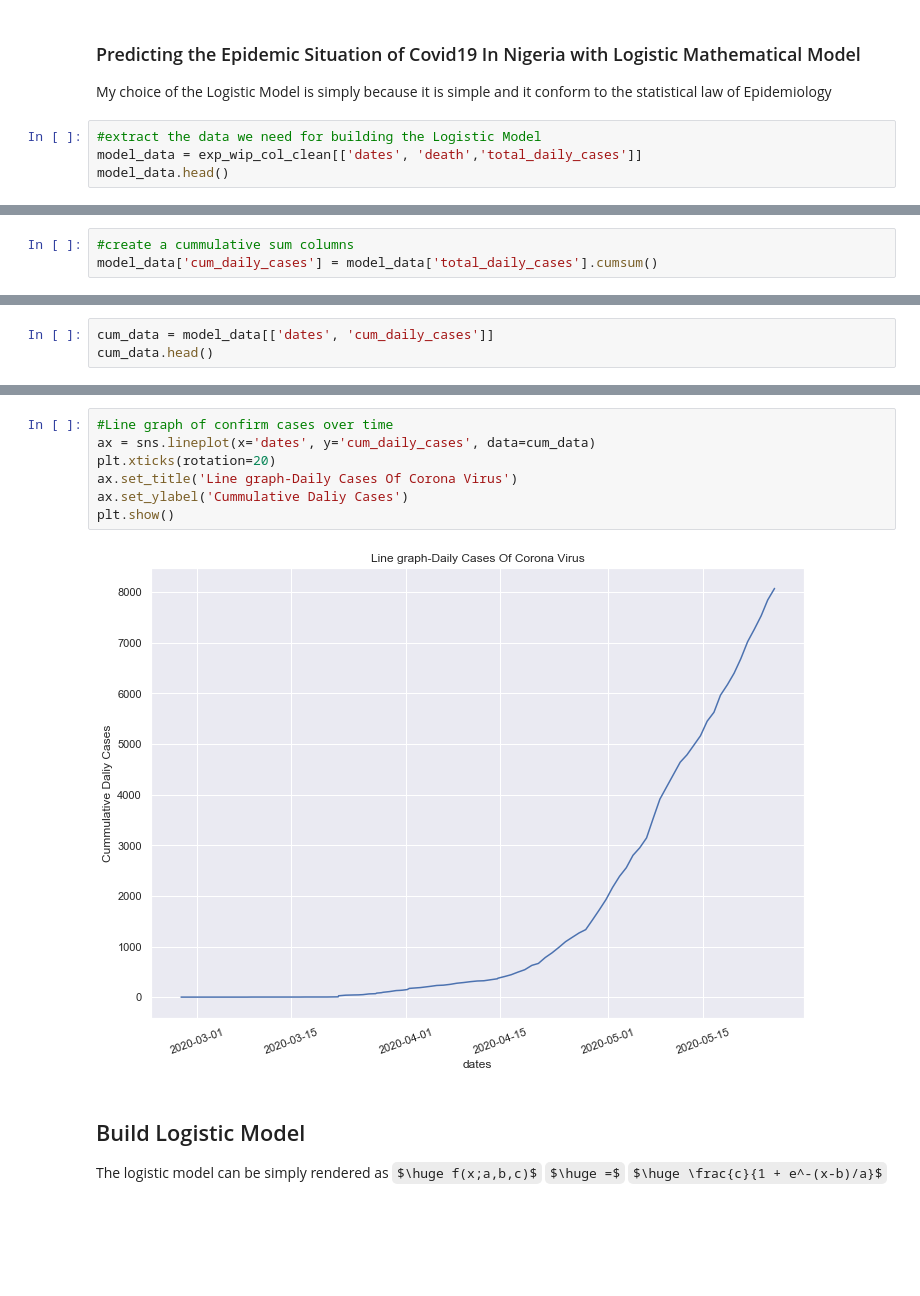
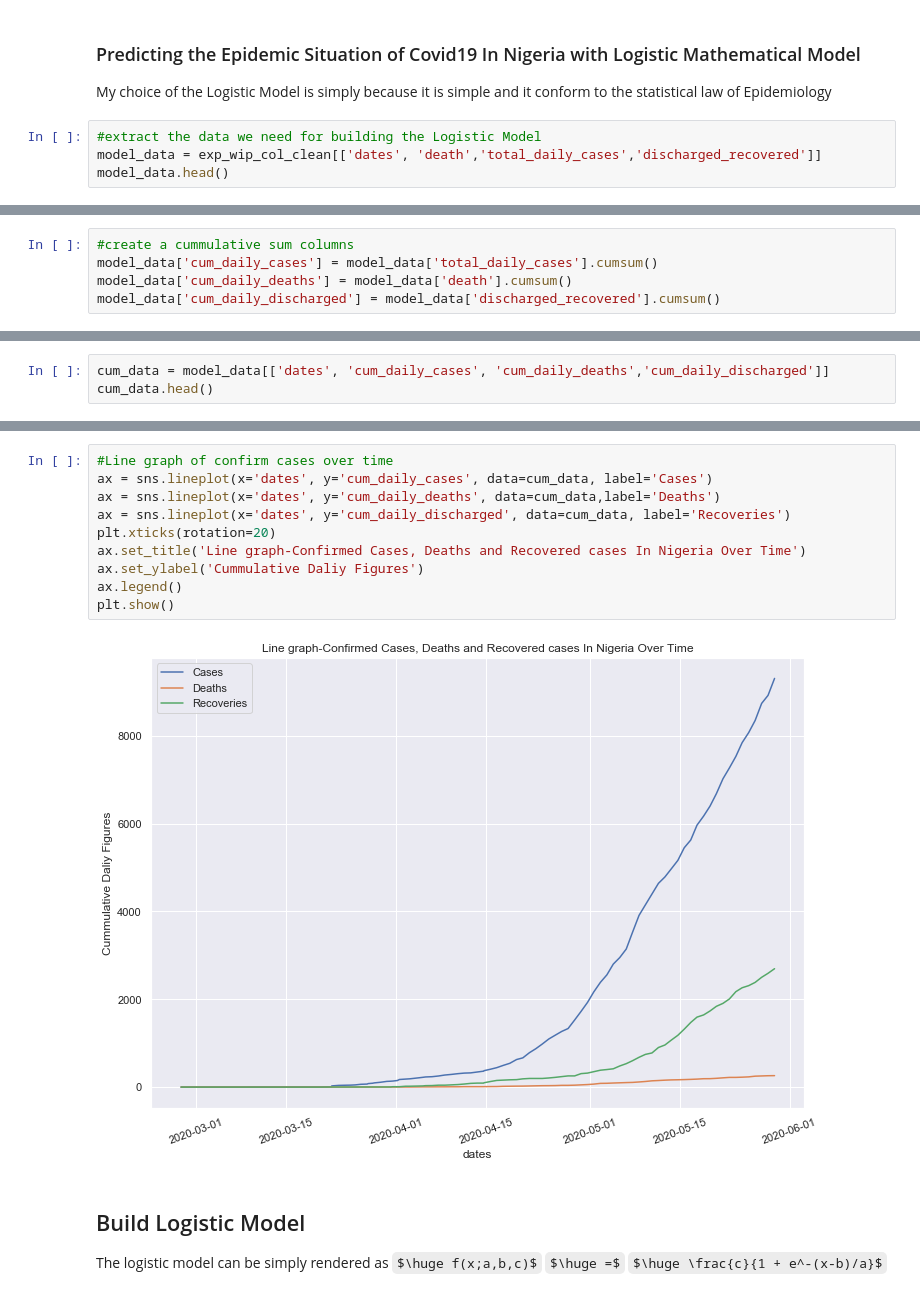
Before and after one commit to ajakaiye33/covid19Naija, a Jupyter notebook: covid19Naija/Covid_19_Cases_Nigeria_Analysis.ipynb, the cells around one changed output, grey strips where cells are left out. Cells and saved outputs as stored; diff of their text form; some formulas as TeX source; blank space fills up the shorter version.

```diff
--- a/covid19Naija/Covid_19_Cases_Nigeria_Analysis.ipynb
+++ b/covid19Naija/Covid_19_Cases_Nigeria_Analysis.ipynb
@@ -386,6 +389,6 @@ plt.show()
 My choice of the Logistic Model is simply because it is simple and it conform to the statistical law of Epidemiology
 # %%
 #extract the data we need for building the Logistic Model
-model_data = exp_wip_col_clean[['dates', 'death','total_daily_cases']]
+model_data = exp_wip_col_clean[['dates', 'death','total_daily_cases','discharged_recovered']]
 model_data.head()
 # %% [output]
@@ -398,3 +401,5 @@ model_data.head()
 # %%
 #create a cummulative sum columns
 model_data['cum_daily_cases'] = model_data['total_daily_cases'].cumsum()
+model_data['cum_daily_deaths'] = model_data['death'].cumsum()
+model_data['cum_daily_discharged'] = model_data['discharged_recovered'].cumsum()
@@ -406,4 +406,4 @@ See the caveats in the documentation: http://pandas.pydata.org/pandas-docs/stabl
 # %%
-cum_data = model_data[['dates', 'cum_daily_cases']]
+cum_data = model_data[['dates', 'cum_daily_cases', 'cum_daily_deaths','cum_daily_discharged']]
 cum_data.head()
 # %% [output]
@@ -425,12 +425,15 @@ cum_data.tail()
 # %%
 #Line graph of confirm cases over time
-ax = sns.lineplot(x='dates', y='cum_daily_cases', data=cum_data)
+ax = sns.lineplot(x='dates', y='cum_daily_cases', data=cum_data, label='Cases')
+ax = sns.lineplot(x='dates', y='cum_daily_deaths', data=cum_data,label='Deaths')
+ax = sns.lineplot(x='dates', y='cum_daily_discharged', data=cum_data, label='Recoveries')
 plt.xticks(rotation=20)
-ax.set_title('Line graph-Daily Cases Of Corona Virus')
-ax.set_ylabel('Cummulative Daliy Cases')
+ax.set_title('Line graph-Confirmed Cases, Deaths and Recovered cases In Nigeria Over Time')
+ax.set_ylabel('Cummulative Daliy Figures')
+ax.legend()
 plt.show()
 # %% [output]
-[figure, old version]
+[figure, new version]
 # %% [markdown]
 ## Build Logistic Model
 The logistic model can be simply rendered as $\huge f(x;a,b,c)$ $\huge =$ $\huge \frac{c}{1 + e^-(x-b)/a}$
```
Also changed, not shown: parts of 58 cells of this notebook.
